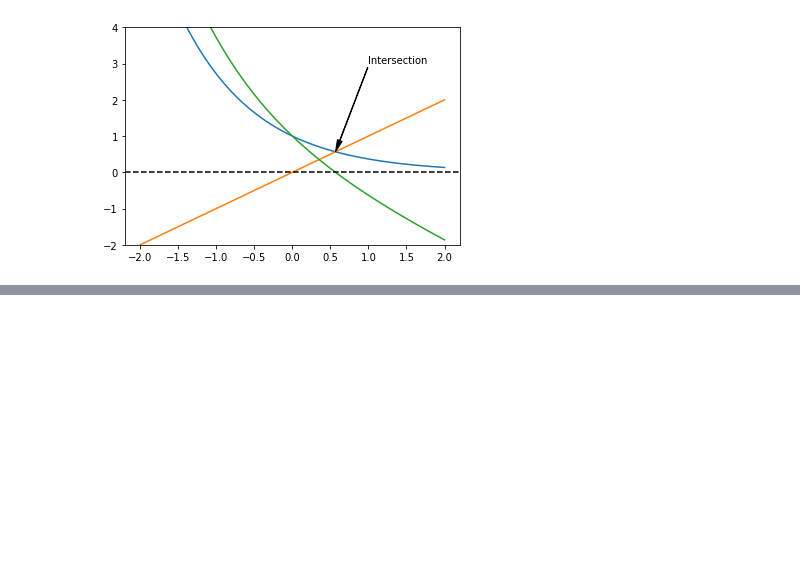
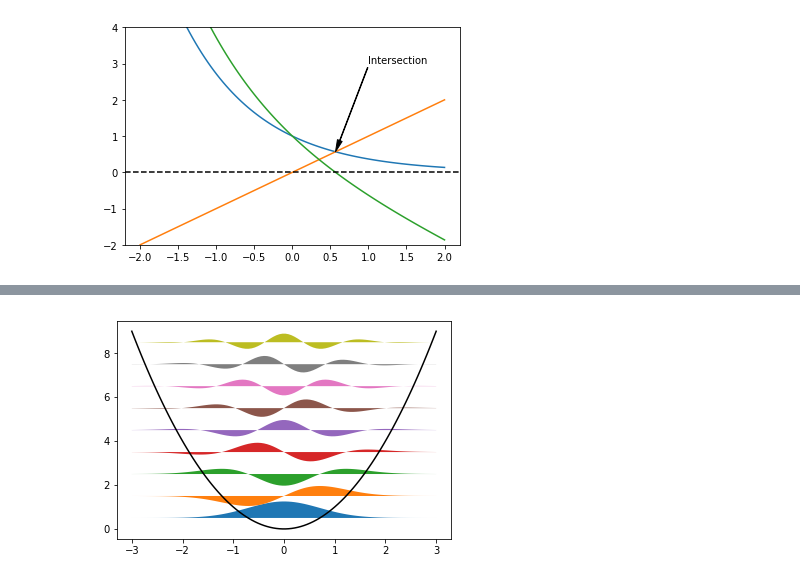
Before and after one commit to thomaskeck/GridKaSchool, a Jupyter notebook: Scipy.ipynb, the cells around one changed output, grey strips where cells are left out. Drawn from its saved outputs; the diff is of its cells as text; code cells hidden in the pictures; blank space fills up the shorter version.

```diff
--- a/Scipy.ipynb
+++ b/Scipy.ipynb
@@ -150,0 +164,12 @@ Calculate the probability that a value drawn from a standard normal distribution
+# %%
+import scipy.special
+x = np.linspace(-3, 3, 100)
+plt.plot(x, x**2, color='black')
+for n in range(9):
+    y = (np.pi**-0.25
+         * scipy.special.hermite(n)(x) * np.exp(-x**2)
+         / (2**n * scipy.special.gamma(n+1))**0.5 )
+    energy = n + 0.5
+    plt.fill_between(x, y + energy, energy)
+# %% [output]
+[figure, added]
```
Also changed, not shown: parts of 6 cells of this notebook, 1 other file.
